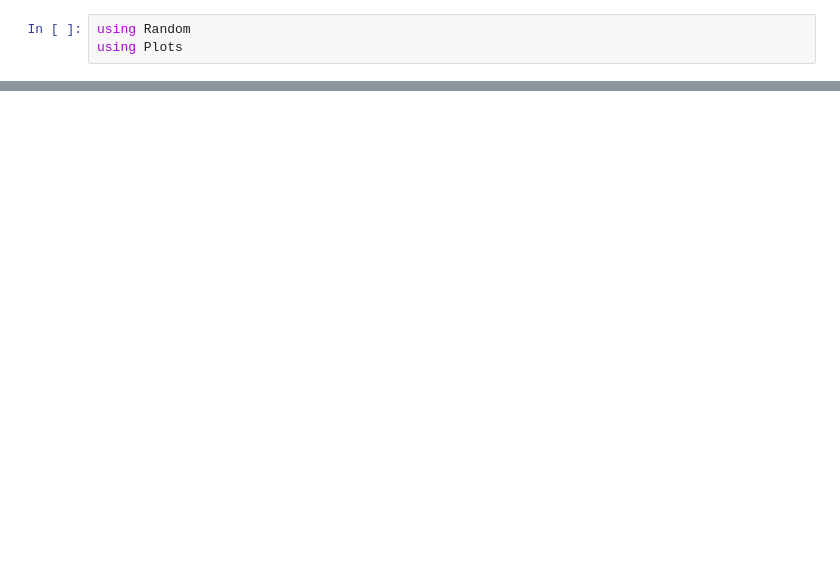
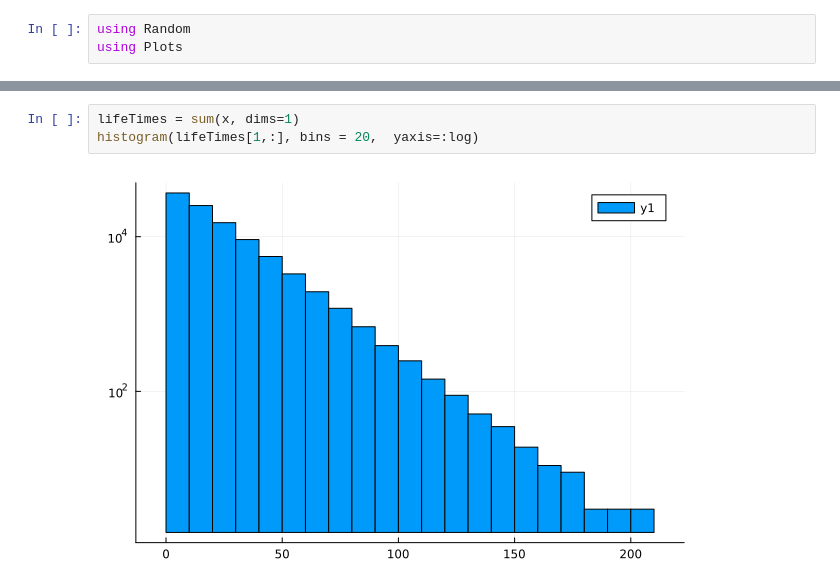
Before and after one commit to moises-santillan/MathematicalBiology, a Jupyter notebook: code/ExponentialDecay.ipynb, the cells around one changed output, grey strips where cells are left out. Drawn from its saved outputs; the diff is of its cells as text; blank space fills up the shorter version.

```diff
--- a/code/ExponentialDecay.ipynb
+++ b/code/ExponentialDecay.ipynb
@@ -20,0 +39,5 @@ plot(Pop, yaxis=:log)
+# %%
+lifeTimes = sum(x, dims=1)
+histogram(lifeTimes[1,:], bins = 20,  yaxis=:log)
+# %% [output]
+[figure, added]
```
Also changed, not shown: parts of 3 cells of this notebook.
